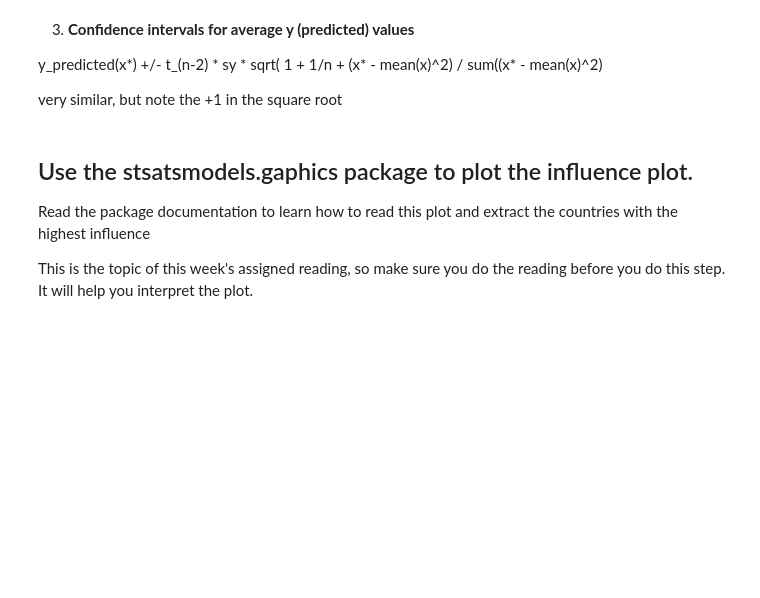
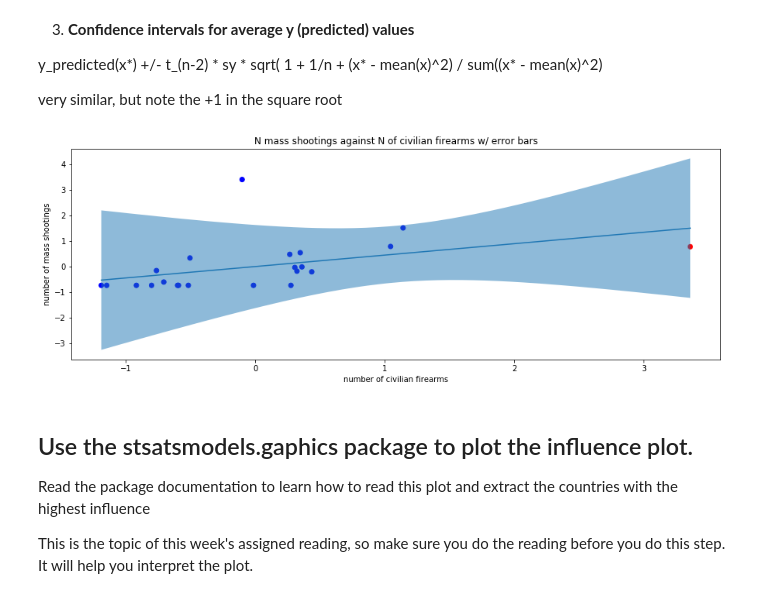
Before and after one commit to beasteers/PUI2017_bs3639, a Jupyter notebook: HW5_bs3639/Assignment 3.ipynb, the cells around one changed output. Saved outputs shown, nothing was run; the diff lists cells and outputs as text; code cells hidden in the pictures; blank space fills up the shorter version.

```diff
--- a/HW5_bs3639/Assignment 3.ipynb
+++ b/HW5_bs3639/Assignment 3.ipynb
@@ -486,3 +640,24 @@ very similar, but note the +1 in the square root
+# %%
+def conf_int(x, mse, alpha):
+    n = len(x)
+    t = scipy.stats.t.ppf(1 - alpha, n-2)
+    return t * np.sqrt(mse * (1 + 1/n + (x - x.mean())**2) / np.var(x))
+
+xfit = np.linspace(x.min(), x.max(), 50)
+yfit = ols_model.predict(sm.add_constant(xfit))
+mse = np.mean((ols_model.fittedvalues - y)**2)
+ci = conf_int(xfit, mse, 0.05)
+
+# Plot of OLS fit
+plt.figure(figsize=(15,5))
+pl.scatter(x, y, color=colors)
+pl.plot(xfit, yfit)
+pl.fill_between(xfit, yfit - ci, yfit + ci, alpha=0.5)
+pl.title('N mass shootings against N of civilian firearms w/ error bars')
+pl.xlabel("number of civilian firearms")
+pl.ylabel("number of mass shootings");
+# %% [output]
+[figure, added]
 # %%
 # pl.figure()
 # import seaborn  as sns
```
Also changed, not shown: parts of 20 cells of this notebook.
